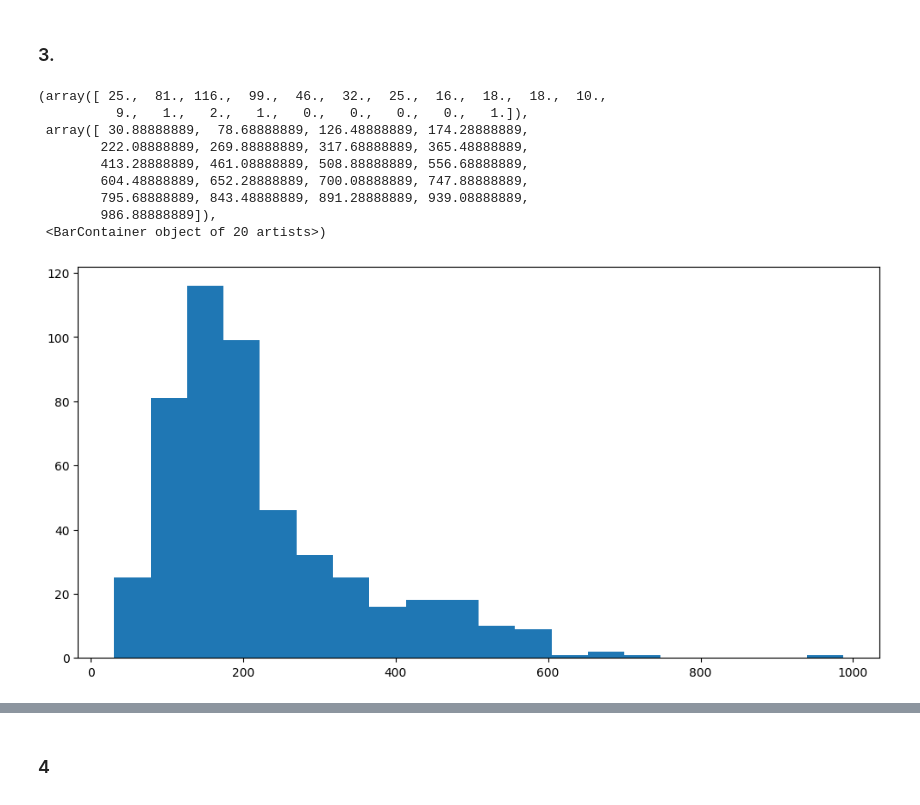
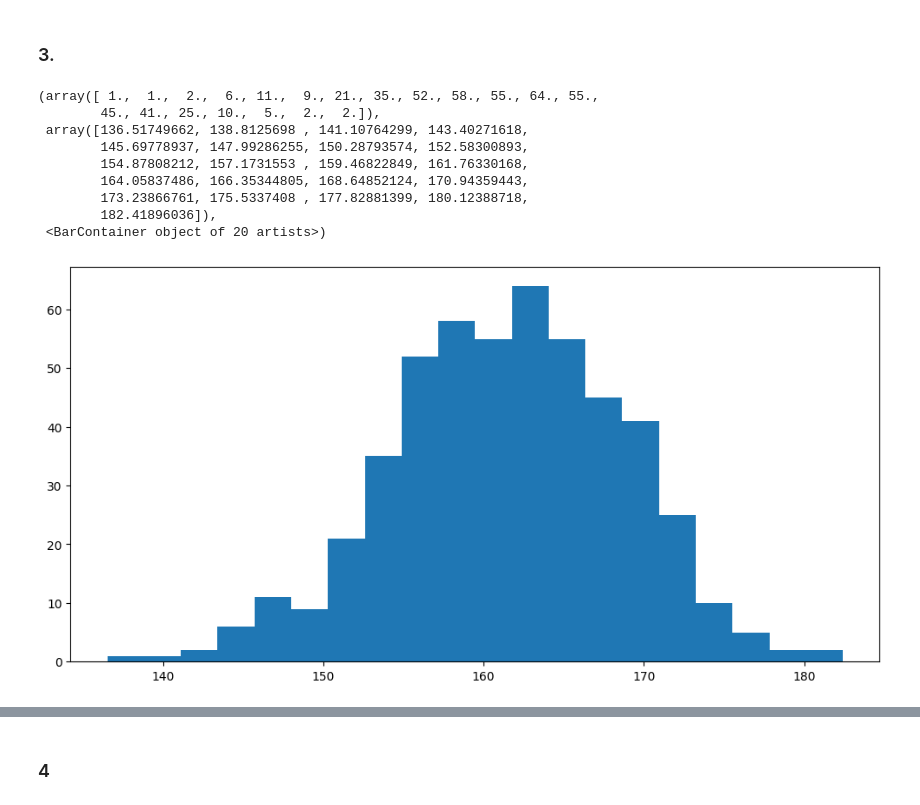
Before and after one commit to dmoram/Laboratorios_Simulacion, a Jupyter notebook: Proyecto/ProyectoUnidad1.ipynb, the cells around one changed output, grey strips where cells are left out. Saved outputs shown, nothing was run; the diff lists cells and outputs as text; code cells hidden in the pictures.

```diff
--- a/Proyecto/ProyectoUnidad1.ipynb
+++ b/Proyecto/ProyectoUnidad1.ipynb
@@ -687,20 +603,20 @@ shuffled = data.sample(frac=1)
 arr_groups = np.array_split(shuffled, groups)
 # %%
 #Estadísticos empírico: media
-mean_groups = [stats.mean(group['Nuevo Confirmado']) for group in arr_groups]
+mean_groups = [stats.mean(group['Weight']) for group in arr_groups]
 
 fig, ax = plt.subplots(figsize=(12,6))
 ax.hist(mean_groups, bins=20)
 # %% [output]
-(array([ 25.,  81., 116.,  99.,  46.,  32.,  25.,  16.,  18.,  18.,  10.,
-          9.,   1.,   2.,   1.,   0.,   0.,   0.,   0.,   1.]),
- array([ 30.88888889,  78.68888889, 126.48888889, 174.28888889,
-        222.08888889, 269.88888889, 317.68888889, 365.48888889,
-        413.28888889, 461.08888889, 508.88888889, 556.68888889,
-        604.48888889, 652.28888889, 700.08888889, 747.88888889,
-        795.68888889, 843.48888889, 891.28888889, 939.08888889,
-        986.88888889]),
+(array([ 1.,  1.,  2.,  6., 11.,  9., 21., 35., 52., 58., 55., 64., 55.,
+        45., 41., 25., 10.,  5.,  2.,  2.]),
+ array([136.51749662, 138.8125698 , 141.10764299, 143.40271618,
+        145.69778937, 147.99286255, 150.28793574, 152.58300893,
+        154.87808212, 157.1731553 , 159.46822849, 161.76330168,
+        164.05837486, 166.35344805, 168.64852124, 170.94359443,
+        173.23866761, 175.5337408 , 177.82881399, 180.12388718,
+        182.41896036]),
  <BarContainer object of 20 artists>)
-[figure, old version]
+[figure, new version]
 # %%
 #Estadísticos empírico: desviación estandar
```
Also changed, not shown: parts of 22 cells of this notebook, 1 other file.
